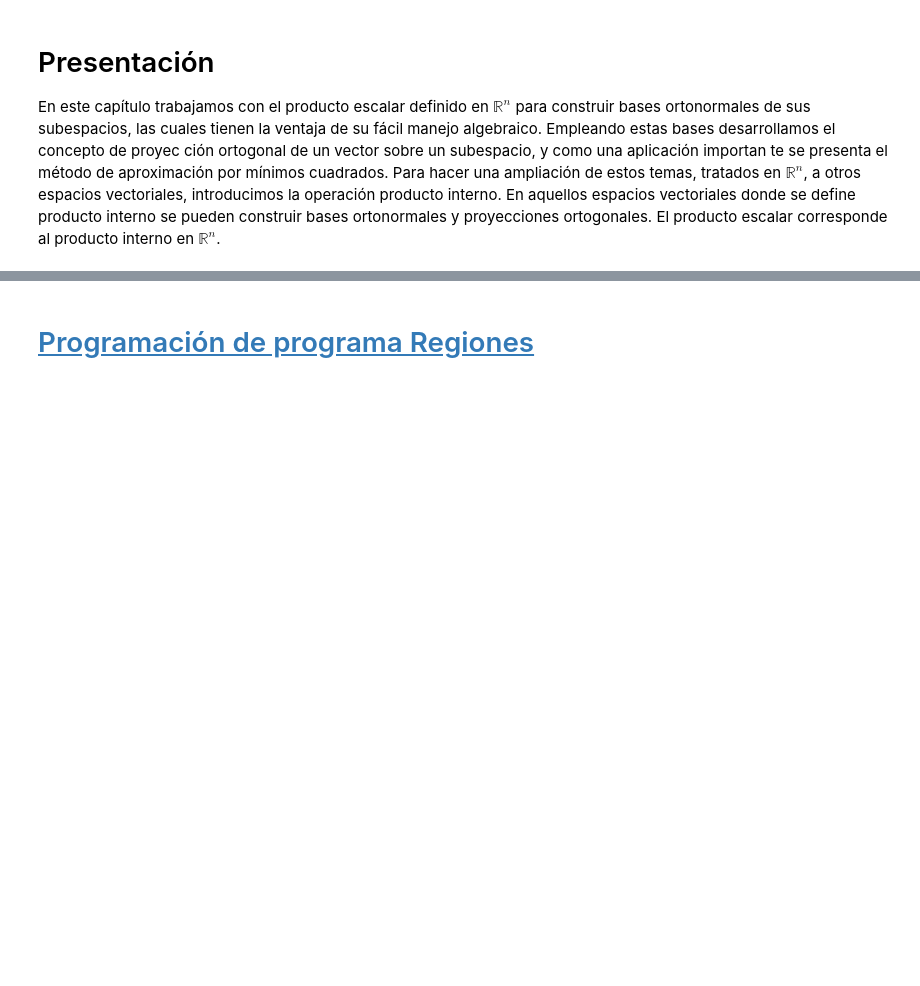
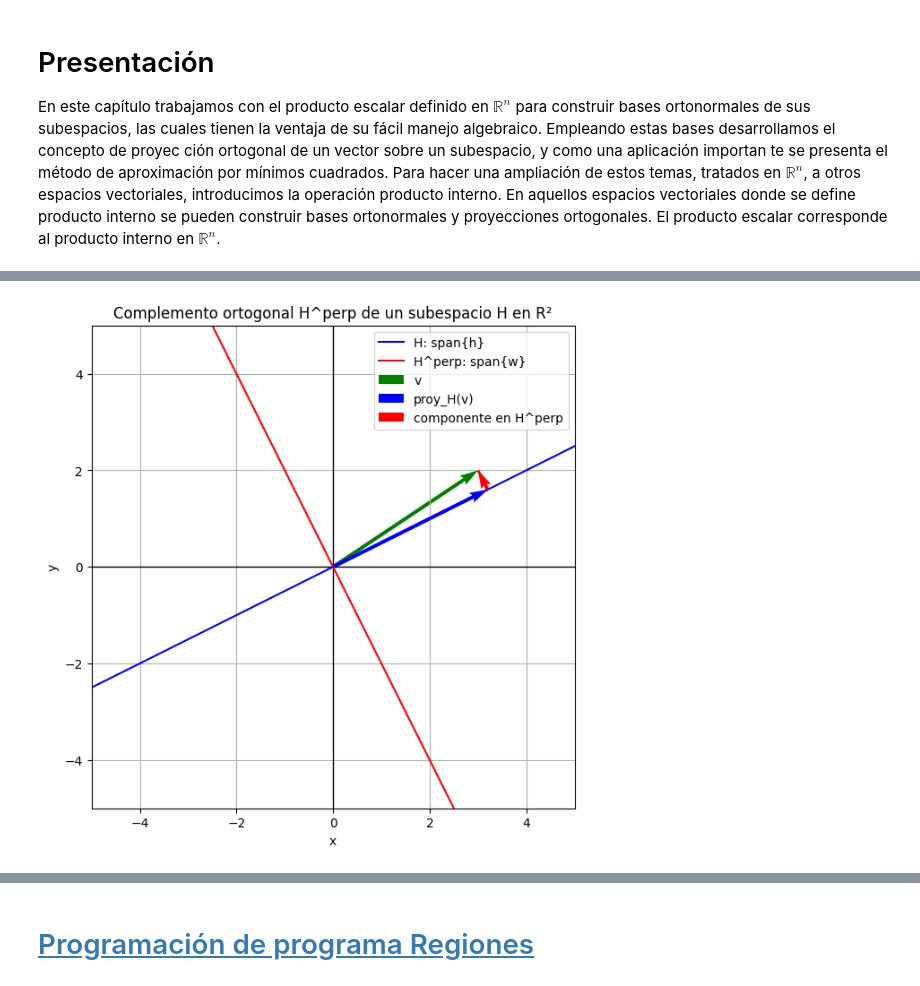
Before and after one commit to marco-canas/linear_algebra, a Jupyter notebook: 3_clases_segun_clara_mejia_laverde/2_cap/8_modulo/8_modulo.ipynb, the cells around one changed output, grey strips where cells are left out. Saved outputs shown, nothing was run; the diff lists cells and outputs as text; code cells hidden in the pictures; blank space fills up the shorter version.

```diff
--- a/3_clases_segun_clara_mejia_laverde/2_cap/8_modulo/8_modulo.ipynb
+++ b/3_clases_segun_clara_mejia_laverde/2_cap/8_modulo/8_modulo.ipynb
@@ -133,0 +1735,65 @@ El producto escalar corresponde al producto interno en $\mathbb{R}^{n}$.
+# %%
+import numpy as np
+import matplotlib.pyplot as plt
+
+# =========================
+# Definir los vectores generadores
+# =========================
+h = np.array([2, 1])   # Generador de H
+w = np.array([-1, 2])  # Generador de H^perp
+
+# Vector v cualquiera
+v = np.array([3, 2])
+
+# =========================
+# Proyección de v sobre H
+# =========================
+proj_v_H = (np.dot(v, h) / np.dot(h, h)) * h
+# Componente en H^perp
+comp_v_Hperp = v - proj_v_H
+
+# =========================
+# Crear figura
+# =========================
+plt.figure(figsize=(7,7))
+plt.axhline(0, color='black', linewidth=1)
+plt.axvline(0, color='black', linewidth=1)
+
+# Limites de la gráfica
+lim = 5
+plt.xlim(-lim, lim)
+plt.ylim(-lim, lim)
+
+# =========================
+# Graficar H y H^perp
+# =========================
+t = np.linspace(-lim, lim, 100)
+plt.plot(t, (h[1]/h[0])*t, 'b', label='H: span{h}')          # Recta H
+plt.plot(t, (w[1]/w[0])*t, 'r', label="H^perp: span{w}")     # Recta H^perp
+
+# =========================
+# Graficar vectores v, h, w
+# =========================
+plt.quiver(0, 0, v[0], v[1], angles='xy', scale_units='xy', scale=1, color='green', linewidth=3, label='v')
+plt.quiver(0, 0, proj_v_H[0], proj_v_H[1], angles='xy', scale_units='xy', scale=1, color='blue', linewidth=3, label='proy_H(v)')
+plt.quiver(proj_v_H[0], proj_v_H[1], comp_v_Hperp[0], comp_v_Hperp[1], angles='xy', scale_units='xy', scale=1, color='red', linewidth=3, label='componente en H^perp')
+
+# =========================
+# Segmento de la descomposición
+# =========================
+plt.plot([0, proj_v_H[0]], [0, proj_v_H[1]], 'b--', linewidth=2)
+plt.plot([proj_v_H[0], v[0]], [proj_v_H[1], v[1]], 'r--', linewidth=2)
+
+# =========================
+# Ajustes finales
+# =========================
+plt.gca().set_aspect('equal', adjustable='box')
+plt.grid(True)
+plt.title("Complemento ortogonal H^perp de un subespacio H en R²")
+plt.xlabel("x")
+plt.ylabel("y")
+plt.legend()
+plt.savefig(r"C:\Users\marco\Downloads\complemento_ortogonal.png")
+plt.show()
+# %% [output]
+[figure, added]
```
Also changed, not shown: parts of 101 cells of this notebook, 1 other file.
